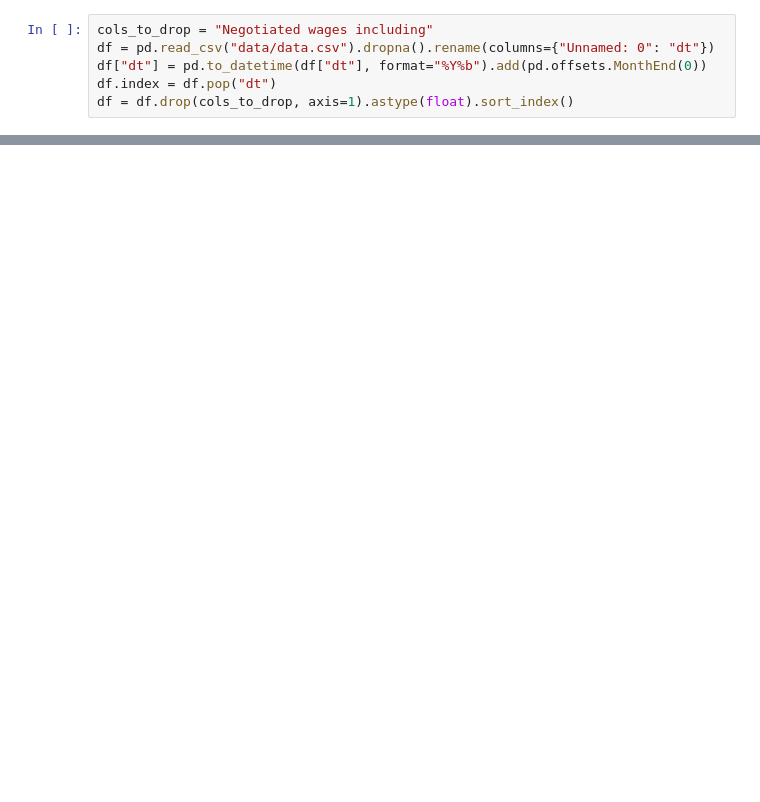
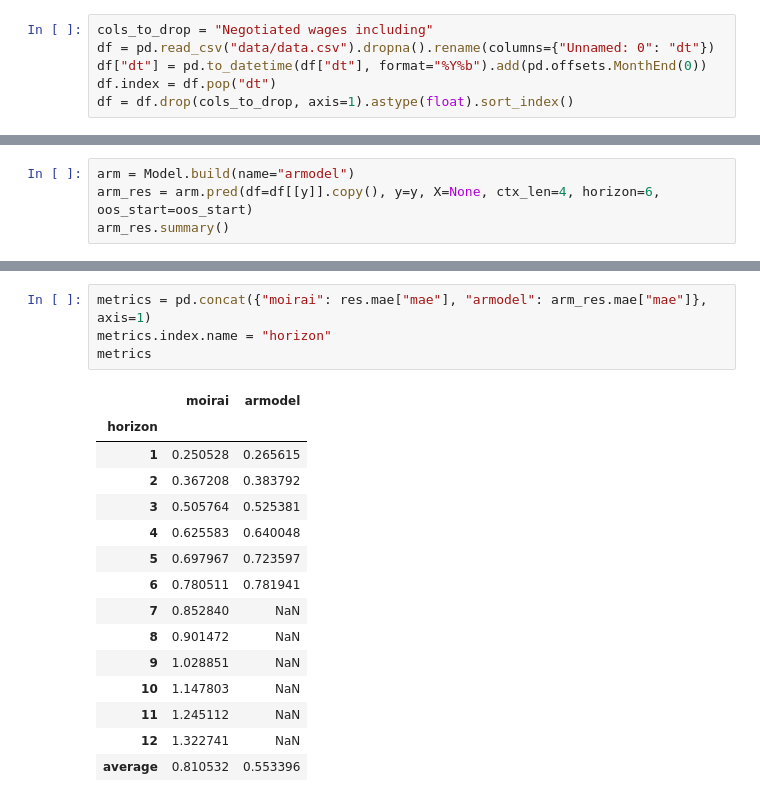
Before and after one commit to IliasAarab/tsfm, a Jupyter notebook: notebooks/repl.ipynb, the cells around one changed output, grey strips where cells are left out. Drawn from its saved outputs; the diff is of its cells as text; blank space fills up the shorter version.

```diff
--- a/notebooks/repl.ipynb
+++ b/notebooks/repl.ipynb
@@ -28,0 +102,4 @@ res = mdl.pred(df=df, y=y, X=X, ctx_len=100, horizon=12, oos_start=oos_start)
+# %%
+arm = Model.build(name="armodel")
+arm_res = arm.pred(df=df[[y]].copy(), y=y, X=None, ctx_len=4, horizon=6, oos_start=oos_start)
+arm_res.summary()
@@ -50,0 +152,20 @@ average 1.1701 0.8124 0.4457
+# %%
+metrics = pd.concat({"moirai": res.mae["mae"], "armodel": arm_res.mae["mae"]}, axis=1)
+metrics.index.name = "horizon"
+metrics
+# %% [output]
+|  | moirai | armodel |
+| horizon |  |  |
+| 1 | 0.250528 | 0.265615 |
+| 2 | 0.367208 | 0.383792 |
+| 3 | 0.505764 | 0.525381 |
+| 4 | 0.625583 | 0.640048 |
+| 5 | 0.697967 | 0.723597 |
+| 6 | 0.780511 | 0.781941 |
+| 7 | 0.852840 | NaN |
+| 8 | 0.901472 | NaN |
+| 9 | 1.028851 | NaN |
+| 10 | 1.147803 | NaN |
+| 11 | 1.245112 | NaN |
+| 12 | 1.322741 | NaN |
+| average | 0.810532 | 0.553396 |
```
Also changed, not shown: parts of 23 cells of this notebook, 4 other files.
